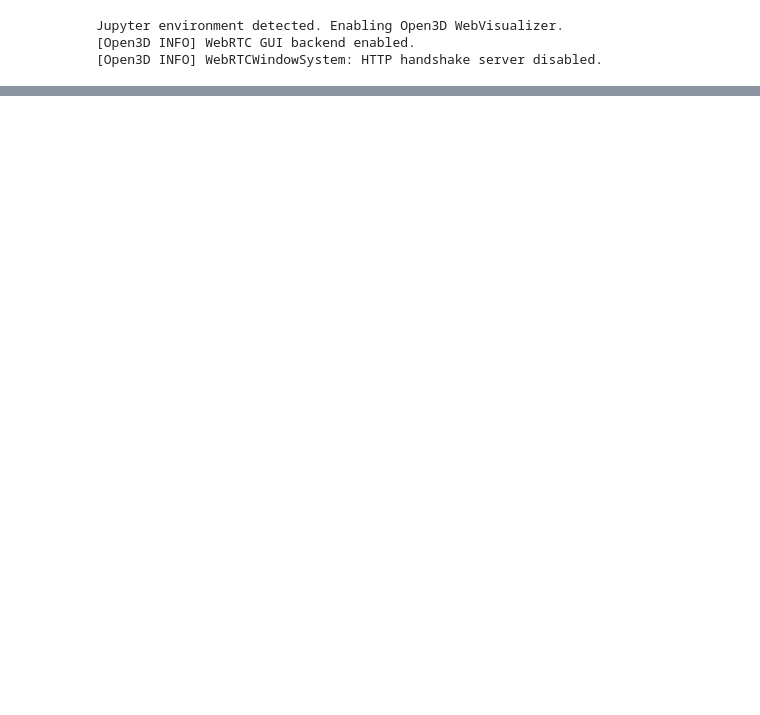
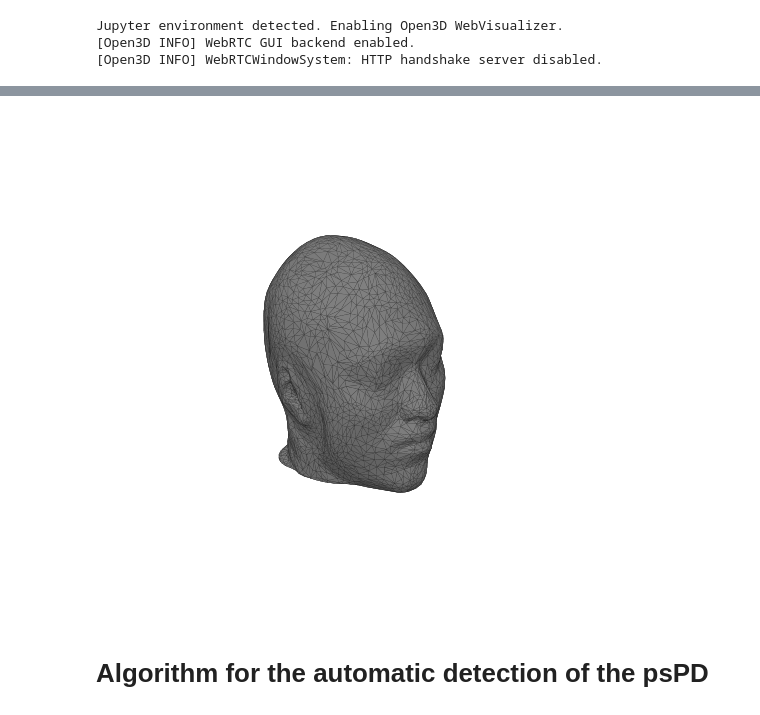
Before and after one commit to akapet00/pspd-autodetect, a Jupyter notebook: experiments/main.ipynb, the cells around one changed output, grey strips where cells are left out. Cells and saved outputs as stored; diff of their text form; code cells hidden in the pictures; blank space fills up the shorter version.

```diff
--- a/experiments/main.ipynb
+++ b/experiments/main.ipynb
@@ -288,0 +72,20 @@ parea
+# %%
+# surface
+mesh_smp = mesh.simplify_quadric_decimation(6500)
+vert_smp = np.asarray(mesh_smp.vertices)
+tri_smp = np.asarray(mesh_smp.triangles)
+ls = LightSource(elev+20, azim)
+
+plt.close()
+fig = plt.figure(figsize=(5, 5))
+ax = plt.axes(projection='3d')
+ax.plot_trisurf(*vert_smp.T, triangles=tri_smp,
+                color='gray', ec='k', lw=0.05, lightsource=ls)
+ax.set_box_aspect(np.ptp(points, axis=0))
+ax.set_axis_off()
+ax.view_init(elev, azim)
+plt.show()
+# %% [output]
+[figure, added]
+# %% [markdown]
+# Algorithm for the automatic detection of the psPD
```
Also changed, not shown: parts of 39 cells of this notebook.
